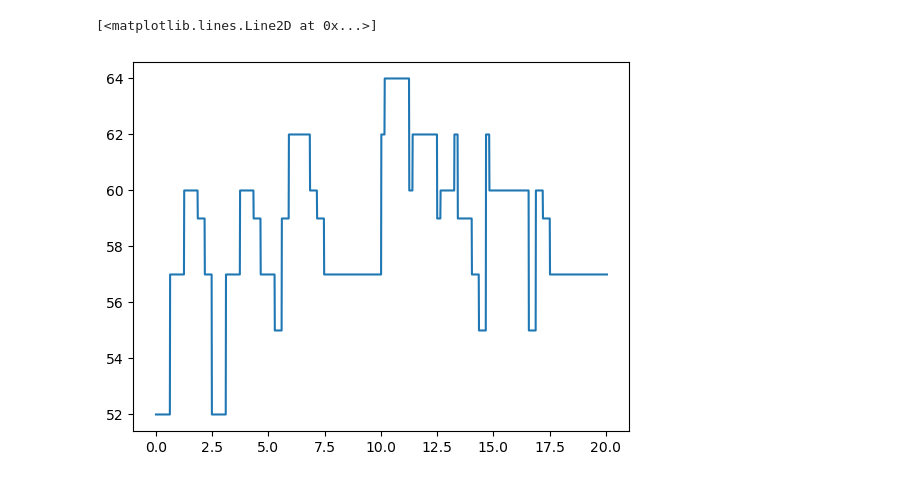
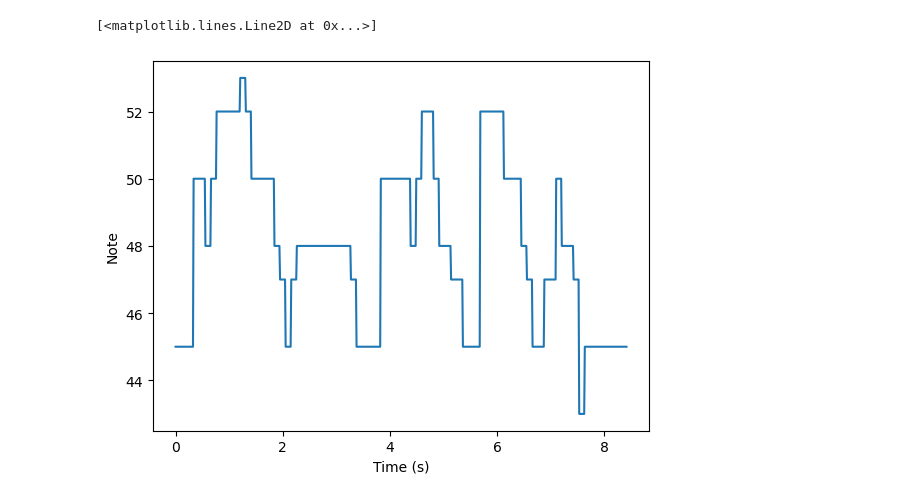
Before and after one commit to vivekvjyn/strawberry-fields, a Jupyter notebook: notebooks/midi-to-json.ipynb, the cells around one changed output. Drawn from its saved outputs; the diff is of its cells as text; code cells hidden in the pictures.

```diff
--- a/notebooks/midi-to-json.ipynb
+++ b/notebooks/midi-to-json.ipynb
@@ -6,24 +6,27 @@ import matplotlib.pyplot as plt
 import json
 # %%
-mid= MidiFile('tu-jesty.mid')
+midi = MidiFile('midi/talasaki.mid')
 # %%
 fs = 44100
 H = 512
-melody = []
-
-for msg in mid.play():
-    if msg.type == 'note_off':
-        time = msg.time
-        note = msg.note
-
-        for i in range(int(time * fs / H)):
-            melody.append(note)
+# %%
+melody = []
+
+for msg in midi.play():
+    if msg.type == 'note_off':
+        time = msg.time
+        note = msg.note
+
+        for i in range(int(time * fs / H)):
+            melody.append(note)
 # %%
 t = np.arange(len(melody)) * H / fs
+plt.xlabel('Time (s)')
+plt.ylabel('Note')
 plt.plot(t, melody)
 # %% [output]
 [<matplotlib.lines.Line2D at 0x...>]
-[figure, old version]
+[figure, new version]
 # %%
 data = {
     'melody': melody
```
Also changed, not shown: parts of 2 cells of this notebook, 5 other files.
